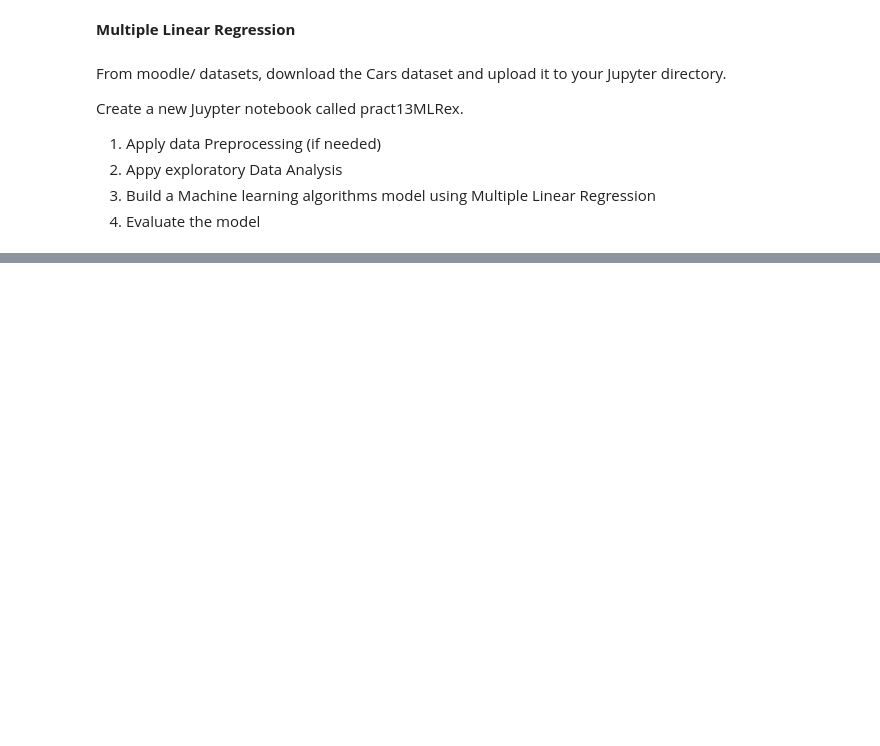
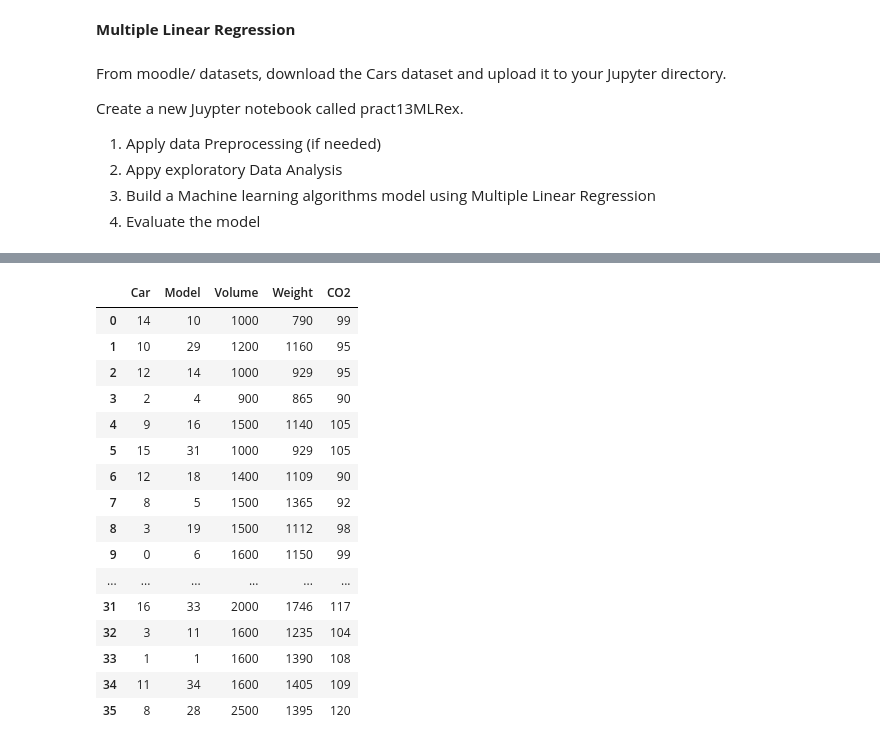
Before and after one commit to Kru301019/Data-mining-and-machine-learning-, a Jupyter notebook: week 13 regresion/Practical+Exercise 12.ipynb, the cells around one changed output, grey strips where cells are left out. Drawn from its saved outputs; the diff is of its cells as text; code cells hidden in the pictures; blank space fills up the shorter version.

```diff
--- a/week 13 regresion/Practical+Exercise 12.ipynb
+++ b/week 13 regresion/Practical+Exercise 12.ipynb
@@ -32,0 +71,21 @@ Create a new Juypter notebook called pract13MLRex.
+# %%
+x = df.iloc[:,:3].values
+df
+# %% [output]
+|  | Car | Model | Volume | Weight | CO2 |
+| 0 | 14 | 10 | 1000 | 790 | 99 |
+| 1 | 10 | 29 | 1200 | 1160 | 95 |
+| 2 | 12 | 14 | 1000 | 929 | 95 |
+| 3 | 2 | 4 | 900 | 865 | 90 |
+| 4 | 9 | 16 | 1500 | 1140 | 105 |
+| 5 | 15 | 31 | 1000 | 929 | 105 |
+| 6 | 12 | 18 | 1400 | 1109 | 90 |
+| 7 | 8 | 5 | 1500 | 1365 | 92 |
+| 8 | 3 | 19 | 1500 | 1112 | 98 |
+| 9 | 0 | 6 | 1600 | 1150 | 99 |
+| ... | ... | ... | ... | ... | ... |
+| 31 | 16 | 33 | 2000 | 1746 | 117 |
+| 32 | 3 | 11 | 1600 | 1235 | 104 |
+| 33 | 1 | 1 | 1600 | 1390 | 108 |
+| 34 | 11 | 34 | 1600 | 1405 | 109 |
+| 35 | 8 | 28 | 2500 | 1395 | 120 |
```
Also changed, not shown: parts of 7 cells of this notebook, 4 other files.
